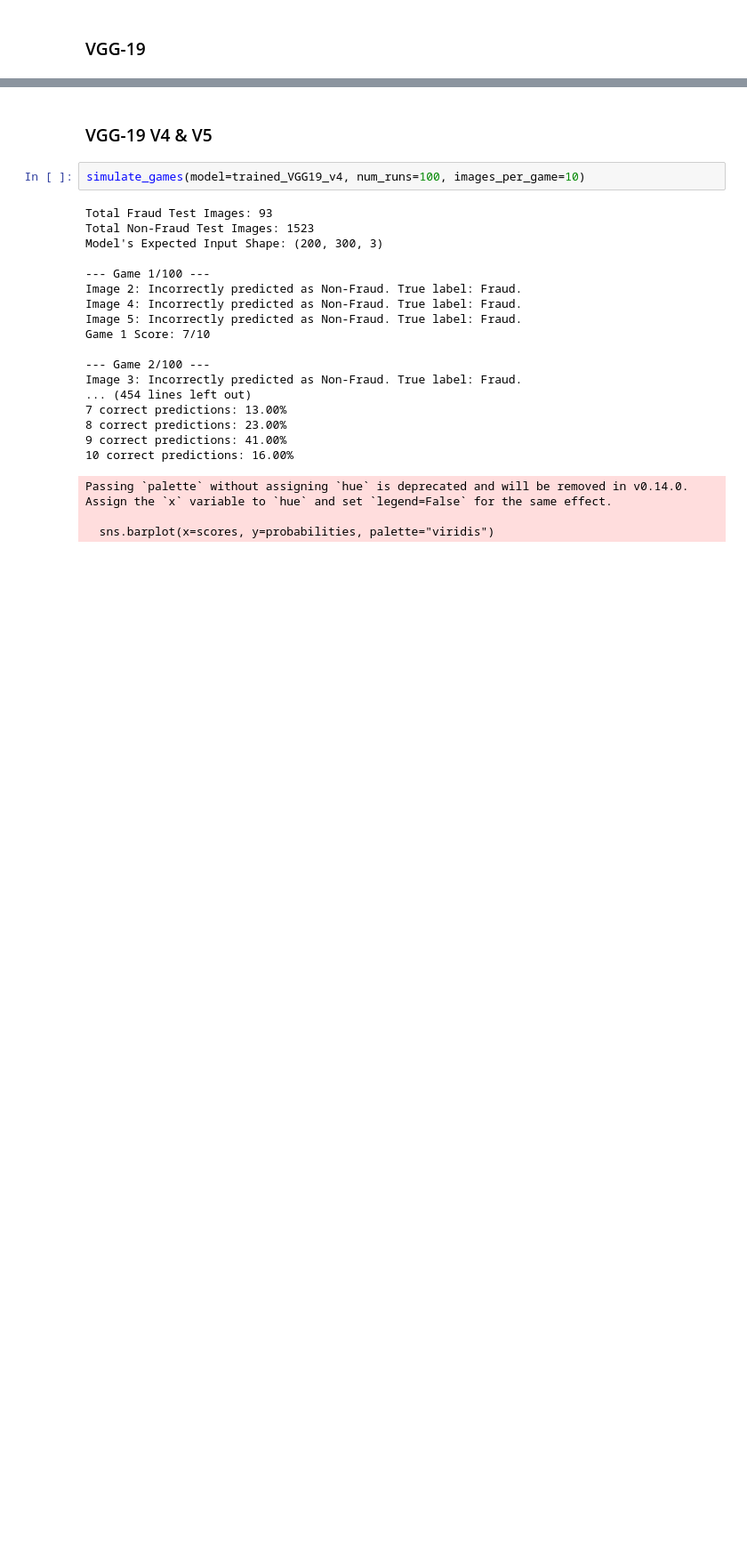
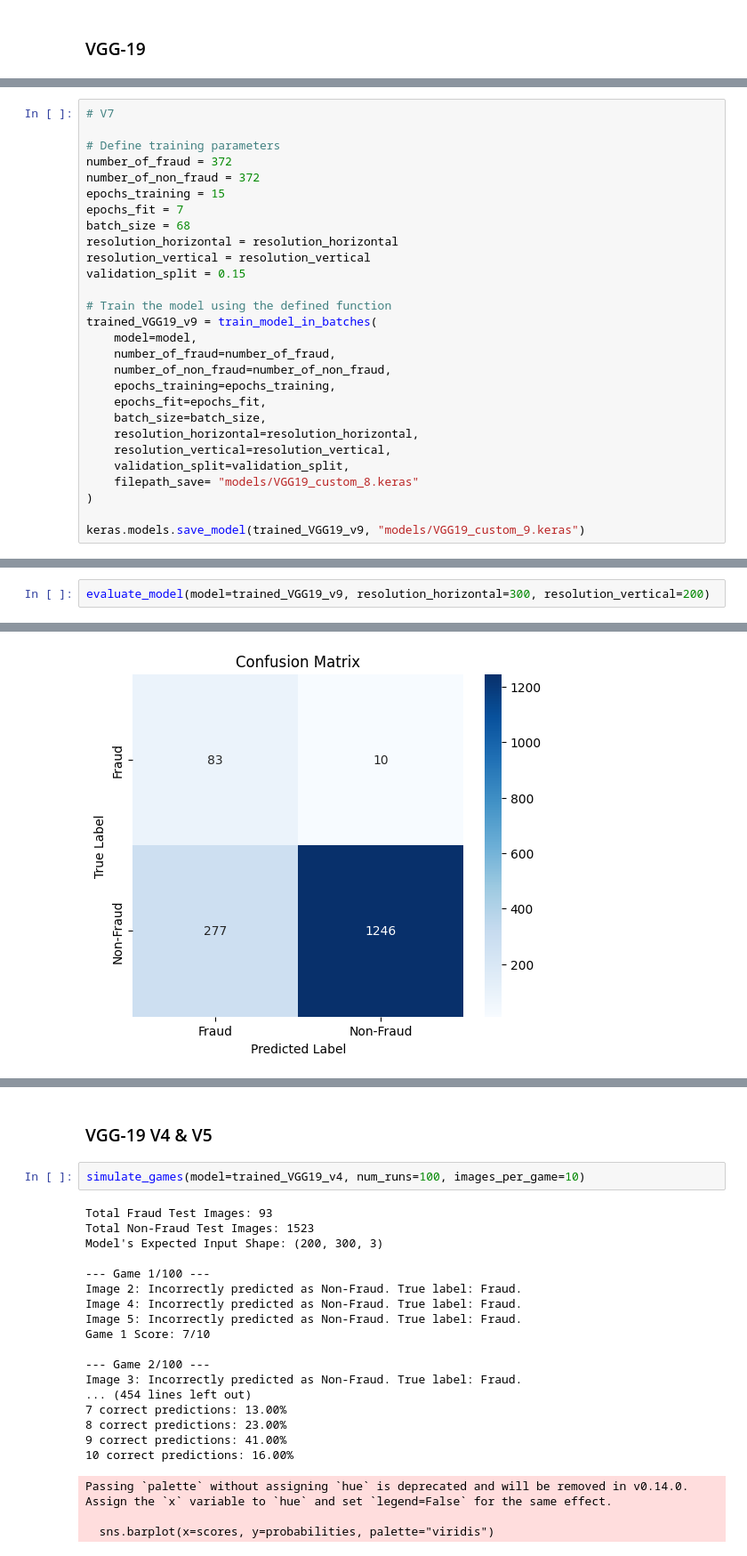
Before and after one commit to Lucas-Mueller/Beat-the-Model-Creation, a Jupyter notebook: Model_Creation.ipynb, the cells around one changed output, grey strips where cells are left out. Shown at 89% size. Drawn from its saved outputs; the diff is of its cells as text; blank space fills up the shorter version.

```diff
--- a/Model_Creation.ipynb
+++ b/Model_Creation.ipynb
@@ -728,0 +1233,28 @@ Model: "VGG19_Model"
+# %%
+# V7
+
+# Define training parameters
+number_of_fraud = 372
+number_of_non_fraud = 372
+epochs_training = 15
+epochs_fit = 7
+batch_size = 68
+resolution_horizontal = resolution_horizontal
+resolution_vertical = resolution_vertical
+validation_split = 0.15
+
+# Train the model using the defined function
+trained_VGG19_v9 = train_model_in_batches(
+    model=model,
+    number_of_fraud=number_of_fraud,
+    number_of_non_fraud=number_of_non_fraud,
+    epochs_training=epochs_training,
+    epochs_fit=epochs_fit,
+    batch_size=batch_size,
+    resolution_horizontal=resolution_horizontal,
+    resolution_vertical=resolution_vertical,
+    validation_split=validation_split,
+    filepath_save= "models/VGG19_custom_8.keras"
+)
+
+keras.models.save_model(trained_VGG19_v9, "models/VGG19_custom_9.keras")
@@ -728,0 +1287,3 @@ Model: "VGG19_Model"
+# %%
+evaluate_model(model=trained_VGG19_v9, resolution_horizontal=300, resolution_vertical=200)
+# %% [output]
@@ -728,0 +1310 @@ Model: "VGG19_Model"
+[figure, added]
```
Also changed, not shown: parts of 24 cells of this notebook, 1 other file.
